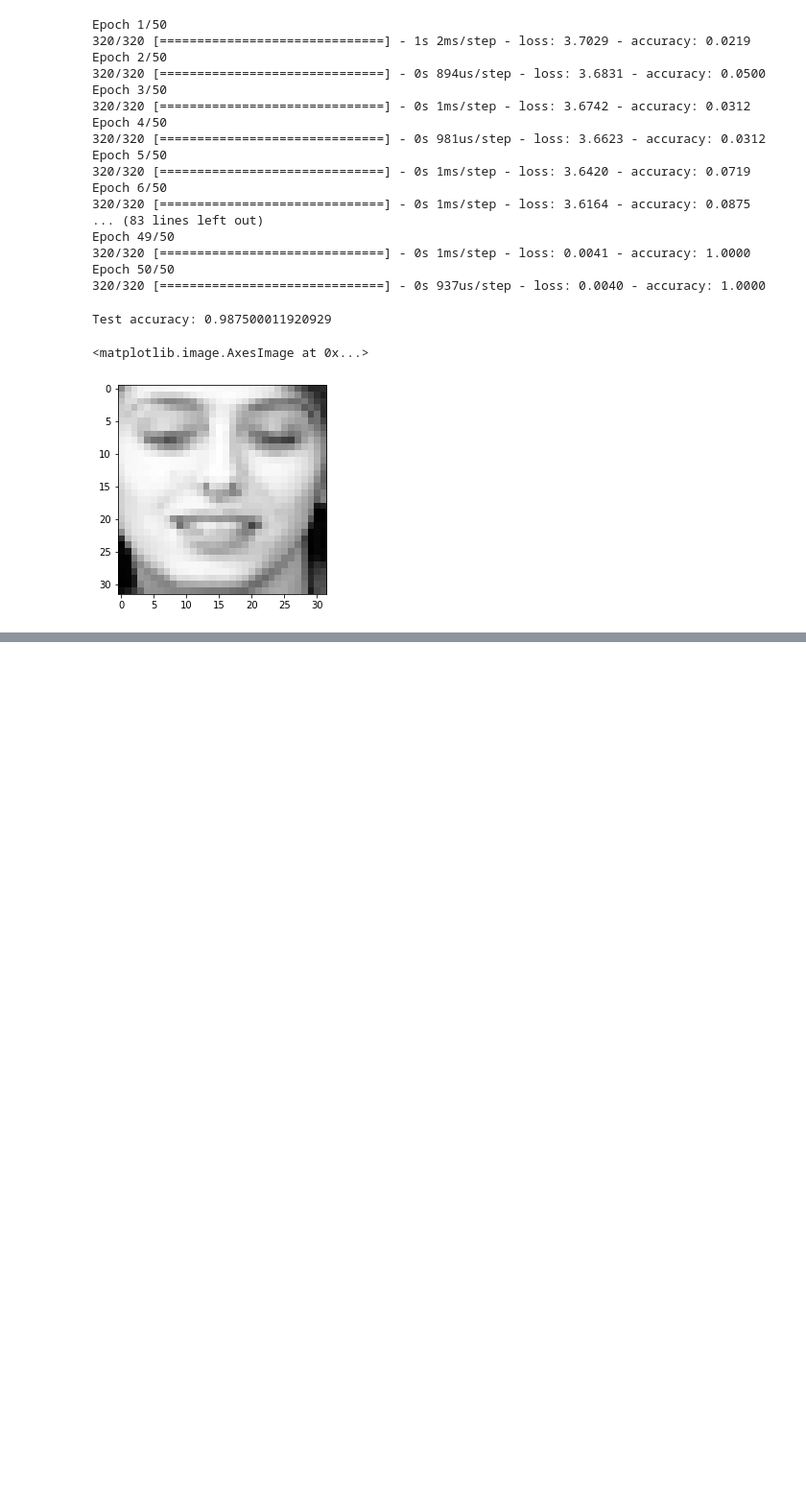
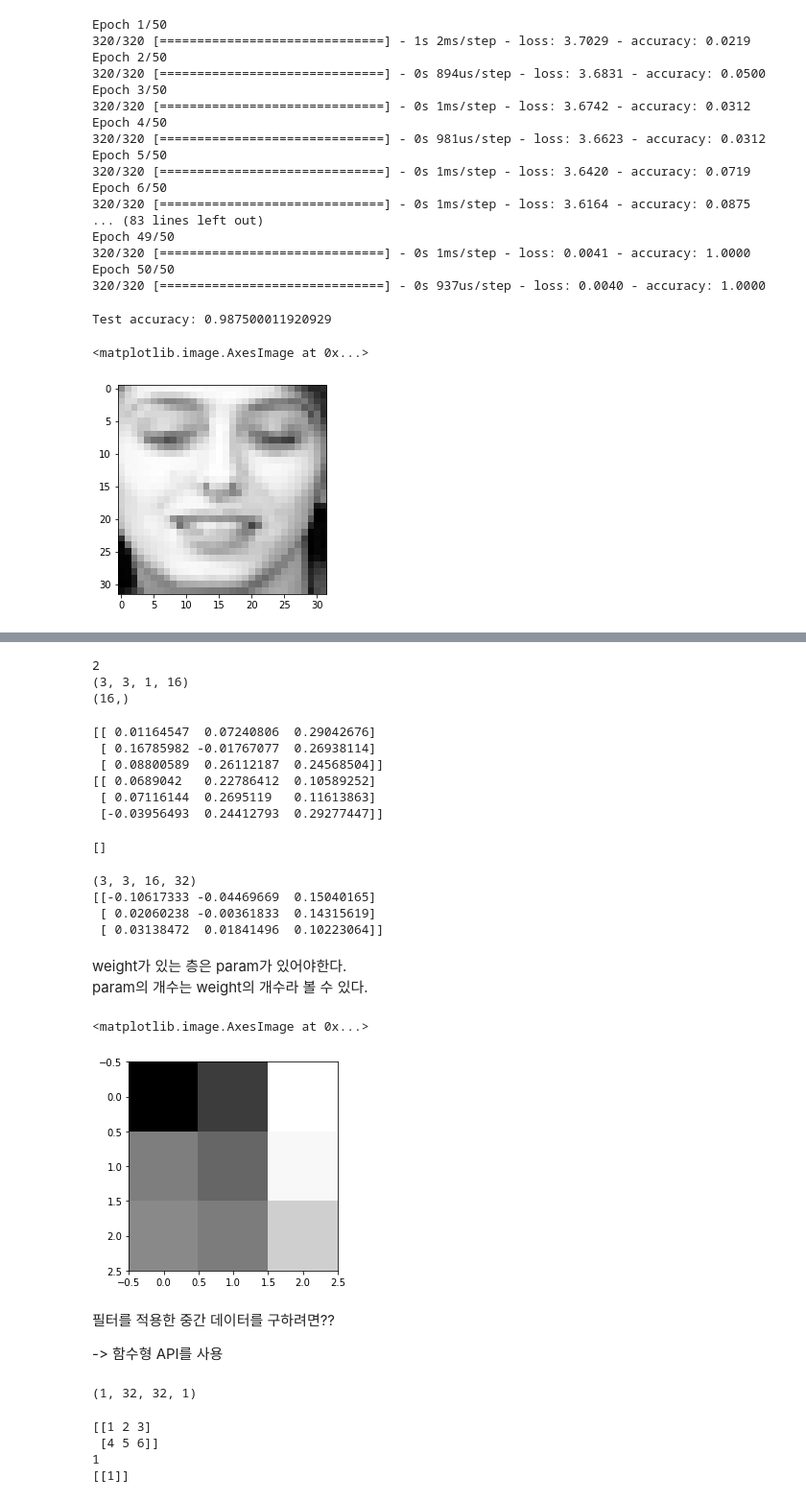
Before and after one commit to loftmain/opencv_project, a Jupyter notebook: week3/cnn_day2.ipynb, the cells around one changed output, grey strips where cells are left out. Shown at 96% size. Saved outputs shown, nothing was run; the diff lists cells and outputs as text; code cells hidden in the pictures; blank space fills up the shorter version.

```diff
--- a/week3/cnn_day2.ipynb
+++ b/week3/cnn_day2.ipynb
@@ -221,0 +247,53 @@ plt.imshow(X_val[0,:].reshape(32,32), cmap='gray')
+# %%
+W = model.layers[0].get_weights() # 가중치를 가져옴 (필터에서는 필터레이어)
+print(len(W)) # 2개의 리스트가 존재한다.
+print(W[0].shape) # 필터
+print(W[1].shape) # 바이어스
+# %% [output]
+2
+(3, 3, 1, 16)
+(16,)
+# %%
+# 첫번째 레이어의 필터 (conv2d_24)
+filters = W[0]
+f1 = filters[:,:,0,0]
+print(f1) # 첫번째 필터
+
+f2 = filters[:,:,0,1]
+print(f2) # 두번째 필터
+# %% [output]
+[[ 0.01164547  0.07240806  0.29042676]
+ [ 0.16785982 -0.01767077  0.26938114]
+ [ 0.08800589  0.26112187  0.24568504]]
+[[ 0.0689042   0.22786412  0.10589252]
+ [ 0.07116144  0.2695119   0.11613863]
+ [-0.03956493  0.24412793  0.29277447]]
+# %%
+print(model.layers[1].get_weights()) # 가중치를 가져옴 (필터에서는 필터레이어)
+# pooling layer는 가중치가 존재하지 않는다.
+# %% [output]
+[]
+# %%
+# conv2d_25
+W2 = model.layers[2].get_weights()
+filters = W2[0]
+print(filters.shape) # 3번째: 인풋채널 4: 출력채널
+f1 = filters[:,:,0,0]
+print(f1)
+# %% [output]
+(3, 3, 16, 32)
+[[-0.10617333 -0.04469669  0.15040165]
+ [ 0.02060238 -0.00361833  0.14315619]
+ [ 0.03138472  0.01841496  0.10223064]]
+# %% [markdown]
+weight가 있는 층은 param가 있어야한다.
+param의 개수는 weight의 개수라 볼 수 있다.
+# %%
+plt.imshow(f1, cmap='gray')
+# %% [output]
+<matplotlib.image.AxesImage at 0x...>
+[figure, added]
+# %% [markdown]
+필터를 적용한 중간 데이터를 구하려면??
+
+-> 함수형 API를 사용
@@ -221,0 +304,23 @@ plt.imshow(X_val[0,:].reshape(32,32), cmap='gray')
+# %%
+
+I = X_train[0, :, :, :] # X
+
+
+# 첫번쨰 이미지
+# 4차원을 유지해주기 위해서
+I = X_train[2:3, :, :, :] # 행 컬럼 유지
+print(I.shape)
+# %% [output]
+(1, 32, 32, 1)
+# %%
+# 예시
+A = np.array([[1,2,3], [4,5,6]])
+
+print(A)
+print(A[0,0])
+print(A[0:1, 0:1]) # 행 컬럼 유지
+# %% [output]
+[[1 2 3]
+ [4 5 6]]
+1
+[[1]]
```
Also changed, not shown: parts of 37 cells of this notebook.
